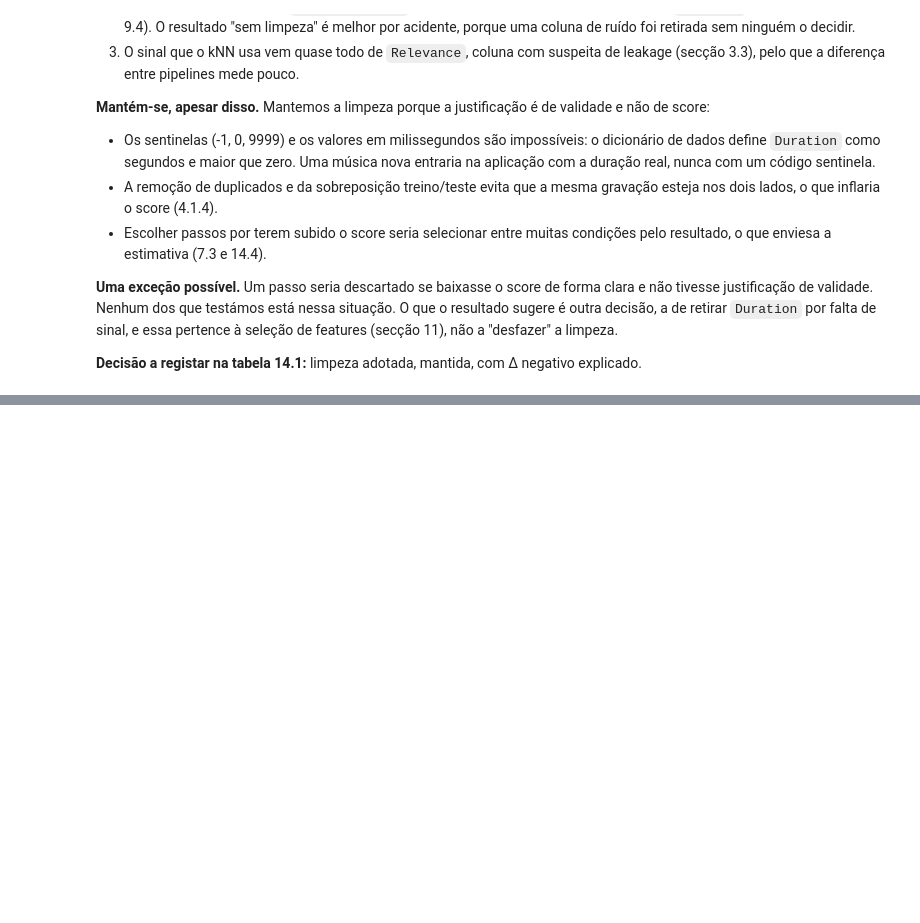
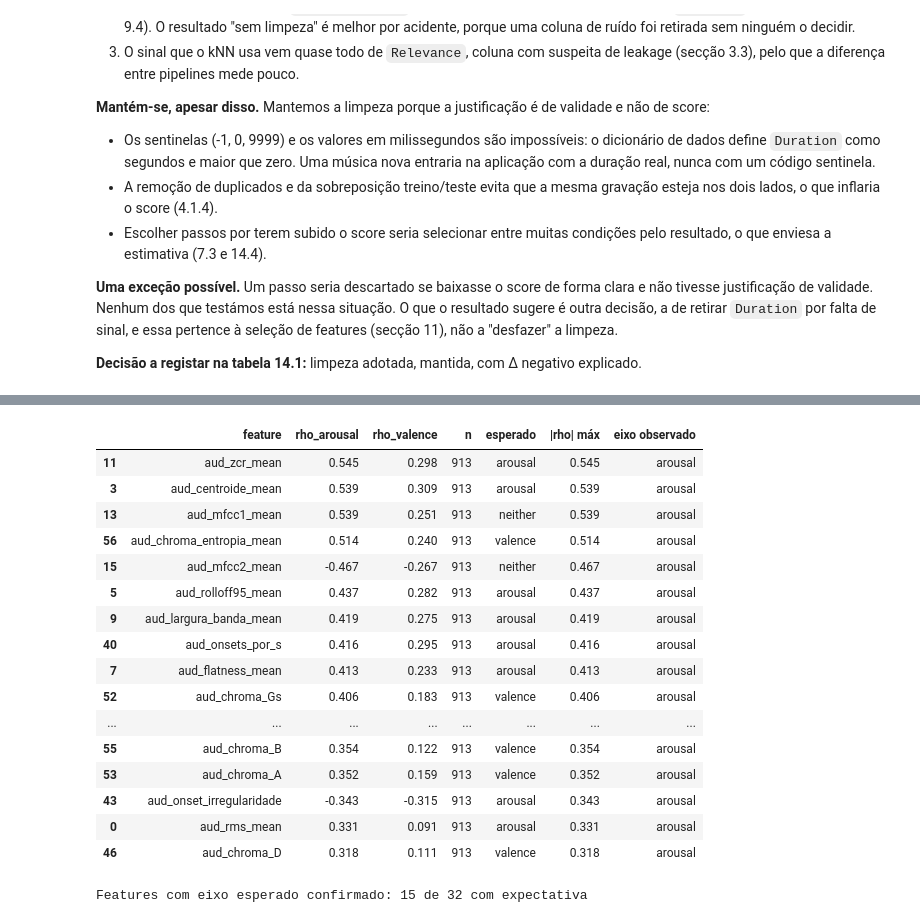
Before and after one commit to AliciaSchiochetSouza/TrabECACPL7, a Jupyter notebook: dataset/build/MERGE_ECAC/Trabalho_ECAC.ipynb, the cells around one changed output, grey strips where cells are left out. Saved outputs shown, nothing was run; the diff lists cells and outputs as text; code cells hidden in the pictures; blank space fills up the shorter version.

```diff
--- a/dataset/build/MERGE_ECAC/Trabalho_ECAC.ipynb
+++ b/dataset/build/MERGE_ECAC/Trabalho_ECAC.ipynb
@@ -6479,0 +6664,62 @@ Duas famílias merecem leitura à parte. Os duplicados e a sobreposição treino
+# %%
+# ============================================================
+# 10.1 - Os dados apoiam o eixo esperado? Associação de cada feature com Valence e Arousal
+# Só nas músicas de TREINO. Arousal/Valence usam-se apenas para ANÁLISE, nunca como entrada.
+# (Funciona para qualquer domínio: passar o DataFrame de features e o prefixo das colunas.)
+# ============================================================
+from scipy.stats import spearmanr
+
+av = pd.read_csv("merge_ecac/av_values.csv")[["Audio_Song", "Arousal", "Valence"]]
+treino = pd.read_csv("cleaned/train_clean_final.csv")[["Audio_Song"]]
+
+def associacao_eixos(feats, prefixo, esperado):
+    """esperado: dict {feature: 'arousal'|'valence'|'neither'} (ou por prefixo, ver abaixo)."""
+    d = treino.merge(av, on="Audio_Song").merge(feats, on="Audio_Song")
+    cols = [c for c in feats.columns if c.startswith(prefixo) and c != f"{prefixo}duracao_s"]
+    linhas = []
+    for c in cols:
+        ok = d[[c, "Arousal", "Valence"]].dropna()
+        linhas.append({
+            "feature": c,
+            "rho_arousal": spearmanr(ok[c], ok["Arousal"])[0],
+            "rho_valence": spearmanr(ok[c], ok["Valence"])[0],
+            "n": len(ok),
+            "esperado": esperado(c),
+        })
+    t = pd.DataFrame(linhas)
+    t["|rho| máx"] = t[["rho_arousal", "rho_valence"]].abs().max(axis=1)
+    t["eixo observado"] = np.where(t["rho_arousal"].abs() >= t["rho_valence"].abs(), "arousal", "valence")
+    t.loc[t["|rho| máx"] < 0.1, "eixo observado"] = "nenhum (|rho|<0.1)"
+    return t.sort_values("|rho| máx", ascending=False)
+
+def esperado_audio(c):
+    if any(k in c for k in ["rms", "tempo", "onset", "centroide", "rolloff", "flatness", "largura", "zcr"]):
+        return "arousal"
+    if "modo_score" in c or "chroma" in c or "mfcc" in c:
+        return "valence" if ("modo" in c or "chroma" in c) else "neither"
+    return "neither"
+
+tab_aud = associacao_eixos(audio_feats, "aud_", esperado_audio)
+display(tab_aud.round(3).head(25))
+conc = (tab_aud["esperado"].isin(["arousal", "valence"]) &
+        (tab_aud["eixo observado"] == tab_aud["esperado"]))
+print(f"Features com eixo esperado confirmado: {conc.sum()} de {(tab_aud['esperado'] != 'neither').sum()} com expectativa")
+# %% [output]
+|  | feature | rho_arousal | rho_valence | n | esperado | |rho| máx | eixo observado |
+| 11 | aud_zcr_mean | 0.545 | 0.298 | 913 | arousal | 0.545 | arousal |
+| 3 | aud_centroide_mean | 0.539 | 0.309 | 913 | arousal | 0.539 | arousal |
+| 13 | aud_mfcc1_mean | 0.539 | 0.251 | 913 | neither | 0.539 | arousal |
+| 56 | aud_chroma_entropia_mean | 0.514 | 0.240 | 913 | valence | 0.514 | arousal |
+| 15 | aud_mfcc2_mean | -0.467 | -0.267 | 913 | neither | 0.467 | arousal |
+| 5 | aud_rolloff95_mean | 0.437 | 0.282 | 913 | arousal | 0.437 | arousal |
+| 9 | aud_largura_banda_mean | 0.419 | 0.275 | 913 | arousal | 0.419 | arousal |
+| 40 | aud_onsets_por_s | 0.416 | 0.295 | 913 | arousal | 0.416 | arousal |
+| 7 | aud_flatness_mean | 0.413 | 0.233 | 913 | arousal | 0.413 | arousal |
+| 52 | aud_chroma_Gs | 0.406 | 0.183 | 913 | valence | 0.406 | arousal |
+| ... | ... | ... | ... | ... | ... | ... | ... |
+| 55 | aud_chroma_B | 0.354 | 0.122 | 913 | valence | 0.354 | arousal |
+| 53 | aud_chroma_A | 0.352 | 0.159 | 913 | valence | 0.352 | arousal |
+| 43 | aud_onset_irregularidade | -0.343 | -0.315 | 913 | arousal | 0.343 | arousal |
+| 0 | aud_rms_mean | 0.331 | 0.091 | 913 | arousal | 0.331 | arousal |
+| 46 | aud_chroma_D | 0.318 | 0.111 | 913 | valence | 0.318 | arousal |
+Features com eixo esperado confirmado: 15 de 32 com expectativa
```
Also changed, not shown: parts of 32 cells of this notebook, 3 other files.
